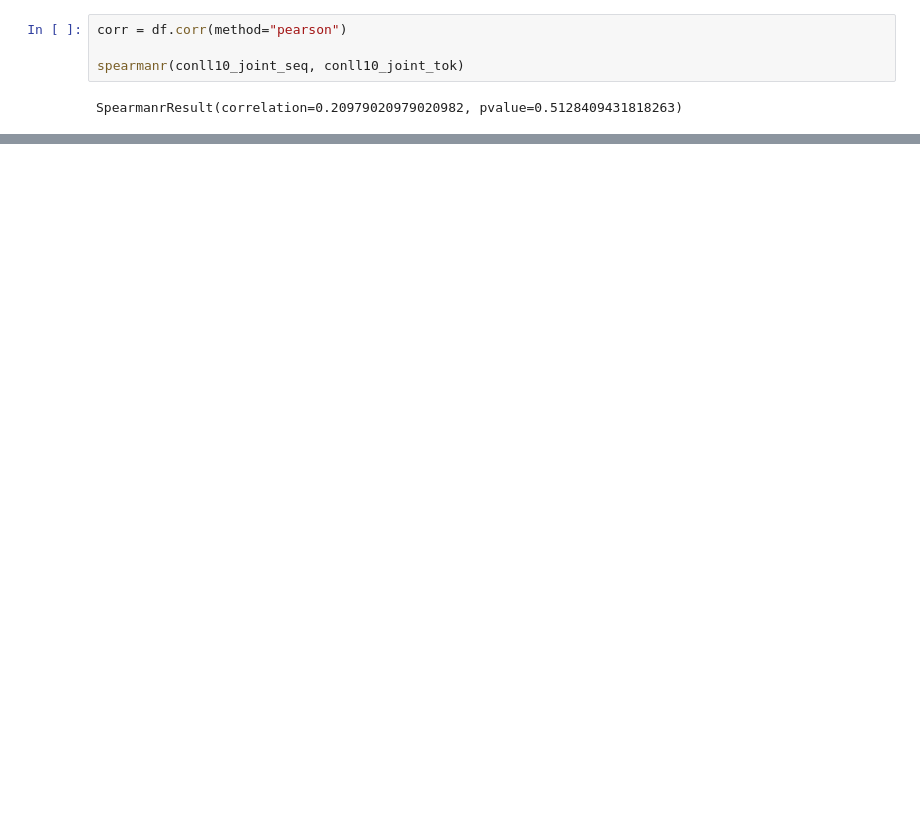
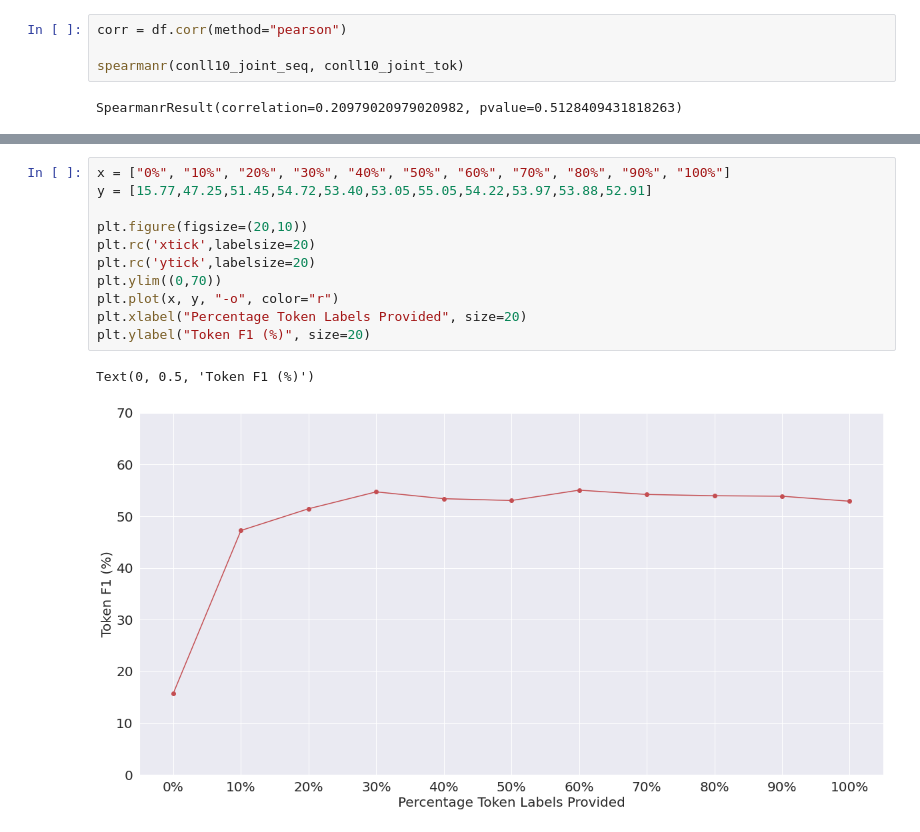
Before and after one commit to TaylorT1997/multi-level-optimisation, a Jupyter notebook: notebooks/dataset_comparison_and_head_analysis.ipynb, the cells around one changed output, grey strips where cells are left out. Saved outputs shown, nothing was run; the diff lists cells and outputs as text; blank space fills up the shorter version.

```diff
--- a/notebooks/dataset_comparison_and_head_analysis.ipynb
+++ b/notebooks/dataset_comparison_and_head_analysis.ipynb
@@ -590,0 +610,14 @@ sns.heatmap(df, cmap="YlGnBu")
+# %%
+x = ["0%", "10%", "20%", "30%", "40%", "50%", "60%", "70%", "80%", "90%", "100%"]
+y = [15.77,47.25,51.45,54.72,53.40,53.05,55.05,54.22,53.97,53.88,52.91]
+
+plt.figure(figsize=(20,10))
+plt.rc('xtick',labelsize=20)
+plt.rc('ytick',labelsize=20)
+plt.ylim((0,70))
+plt.plot(x, y, "-o", color="r")
+plt.xlabel("Percentage Token Labels Provided", size=20)
+plt.ylabel("Token F1 (%)", size=20)
+# %% [output]
+Text(0, 0.5, 'Token F1 (%)')
+[figure, added]
```
Also changed, not shown: parts of 13 cells of this notebook, 11 other files.
